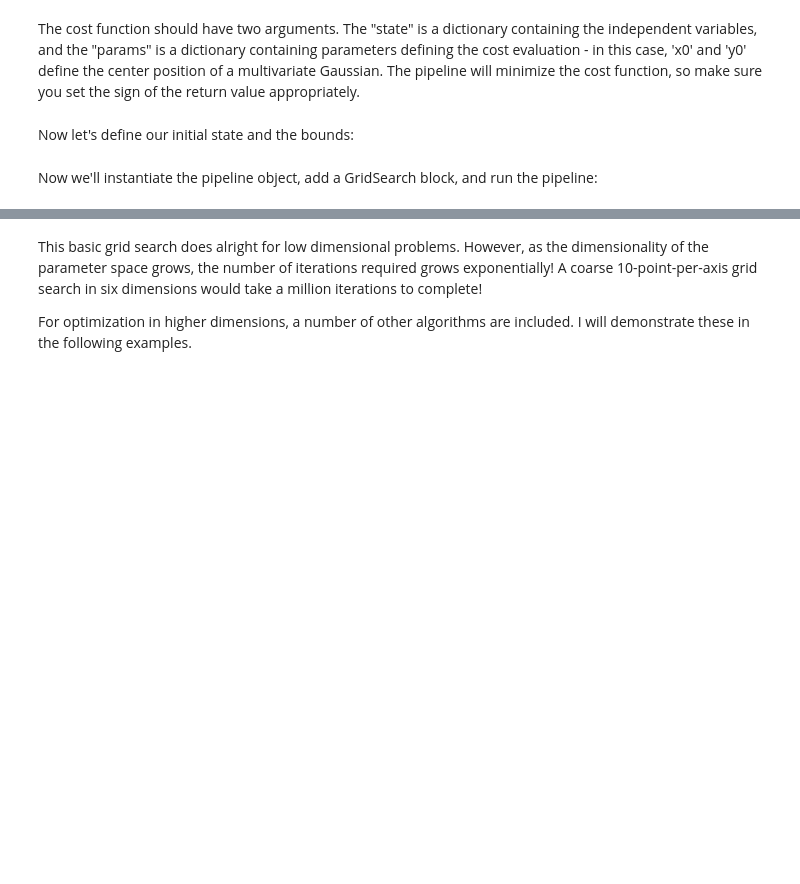
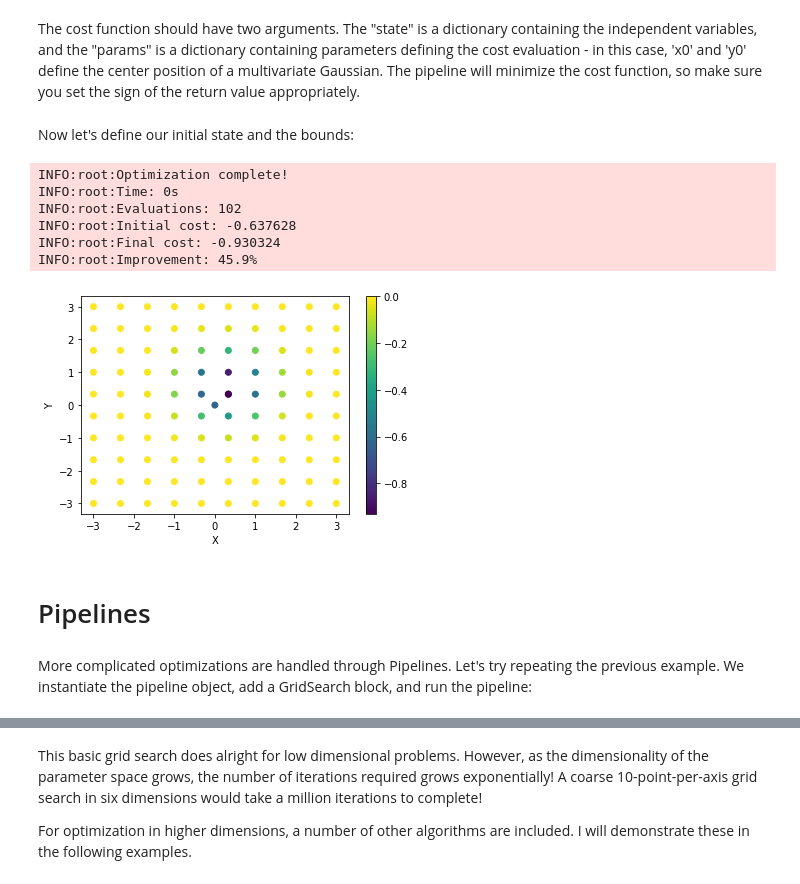
Before and after one commit to robertfasano/emergent, a Jupyter notebook: tutorials/modules/optimize.ipynb, the cells around one changed output, grey strips where cells are left out. Drawn from its saved outputs; the diff is of its cells as text; code cells hidden in the pictures; blank space fills up the shorter version.

```diff
--- a/tutorials/modules/optimize.ipynb
+++ b/tutorials/modules/optimize.ipynb
@@ -23,4 +23,17 @@ substate = {'X': 0}    # only want to optimize the X knob
 bounds = {'X': (-3,3), 'Y': (-3,3)}
+# %%
+search=GridSearch({'Steps': 10}, state, bounds, cost)
+search.plot()
+# %% [output]
+INFO:root:Optimization complete!
+INFO:root:Time: 0s
+INFO:root:Evaluations: 102
+INFO:root:Initial cost: -0.637628
+INFO:root:Final cost: -0.930324
+INFO:root:Improvement: 45.9%
+[figure, added]
+# %% [markdown]
+# Pipelines
 # %% [markdown]
-Now we'll instantiate the pipeline object, add a GridSearch block, and run the pipeline:
+More complicated optimizations are handled through Pipelines. Let's try repeating the previous example. We instantiate the pipeline object, add a GridSearch block, and run the pipeline:
 # %%
```
Also changed, not shown: parts of 24 cells of this notebook.
